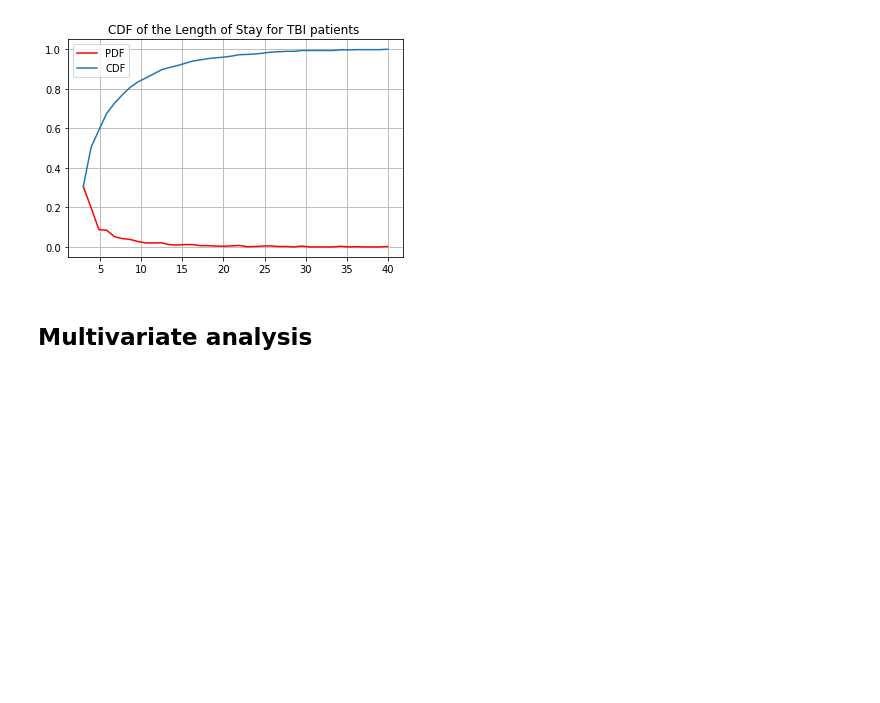
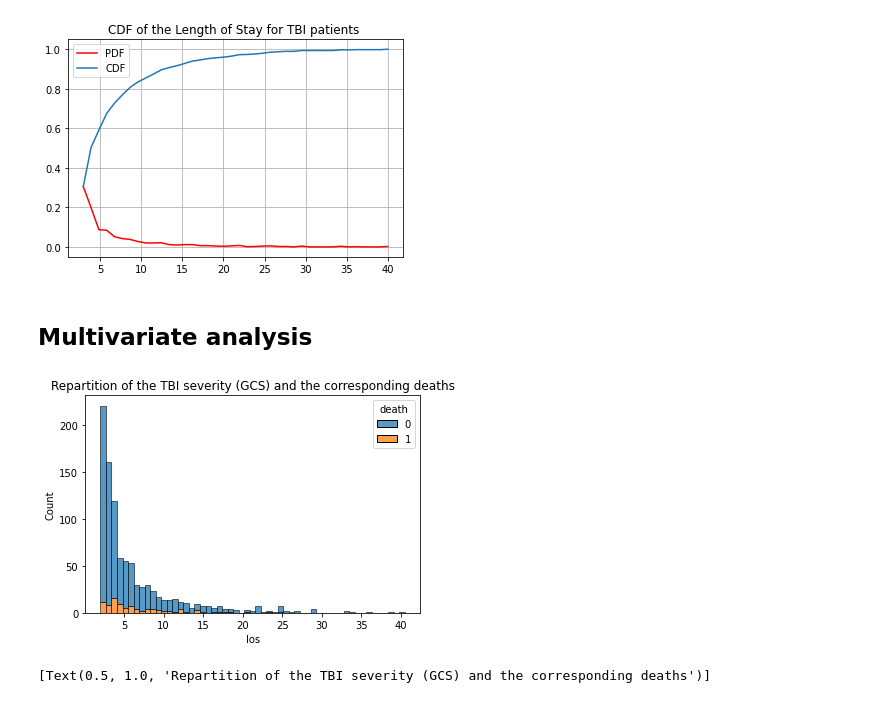
Before and after one commit to AgatheZ/Master-Project, a Jupyter notebook: MIMIC_IV/demographics_eda.ipynb, the cells around one changed output. Drawn from its saved outputs; the diff is of its cells as text; code cells hidden in the pictures; blank space fills up the shorter version.

```diff
--- a/MIMIC_IV/demographics_eda.ipynb
+++ b/MIMIC_IV/demographics_eda.ipynb
@@ -13,4 +13,4 @@ from sklearn.cluster import KMeans
 from sklearn import datasets
 import statistics as s
 # %%
-demographic = pd.read_csv('data/demographics_mimic4.csv', delimiter=',')
+demographic = pd.read_csv(r'C:\Users\USER\Documents\Imperial\Summer_project\Azure\data\demographics_mimic4.csv', delimiter=',')
@@ -55,6 +40,12 @@ print(s.median(demographic['los']))
 fig = go.Figure()
 fig.add_trace(go.Box( y = demographic['age'], x= demographic['death'], boxpoints='all'))
 fig.update_layout(xaxis_title='Deaths repartition -  0 = stayed alive during the ICU stay, 1 = died during the ICU stay - N = 614', yaxis_title = "Age in years")
+# %%
+#analysis of death and length of stay
+sns.histplot(data = demographic, x = "los", hue = "death", multiple="stack", binwidth=0.7).set(title='Repartition of the TBI severity (GCS) and the corresponding deaths')
+# %% [output]
+[figure, added]
+[Text(0.5, 1.0, 'Repartition of the TBI severity (GCS) and the corresponding deaths')]
 # %%
 fig = go.Figure()
 fig.add_trace(go.Box( y = demographic['gcs'], x= demographic['death'], boxpoints='all', marker_color = 'red'))
```
Also changed, not shown: parts of 2 cells of this notebook, 1 other file.
